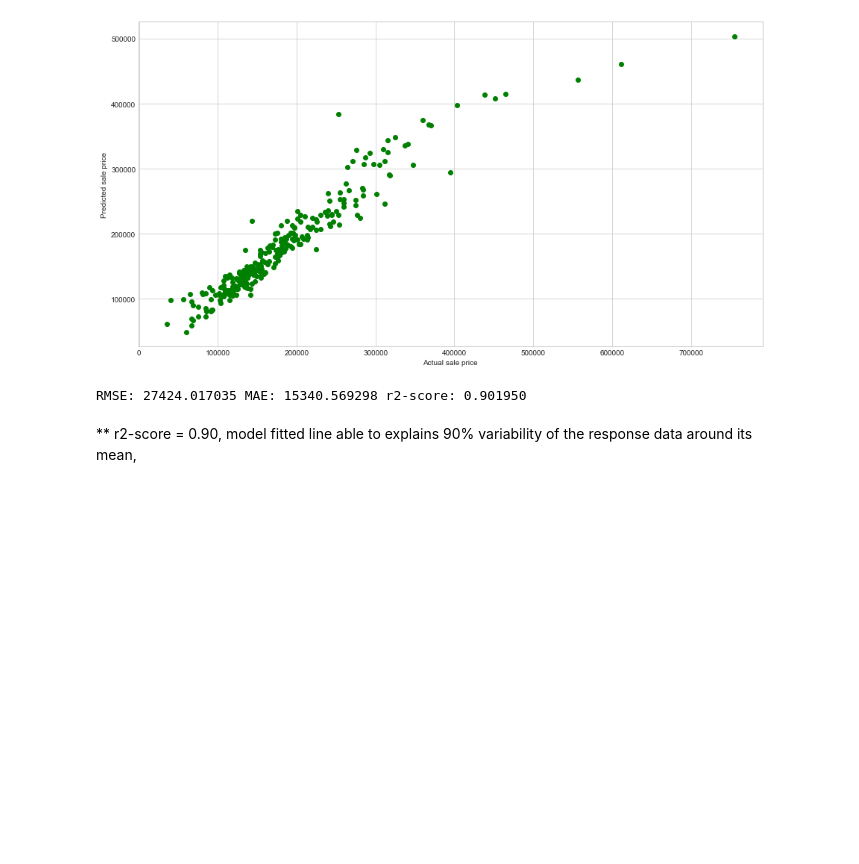
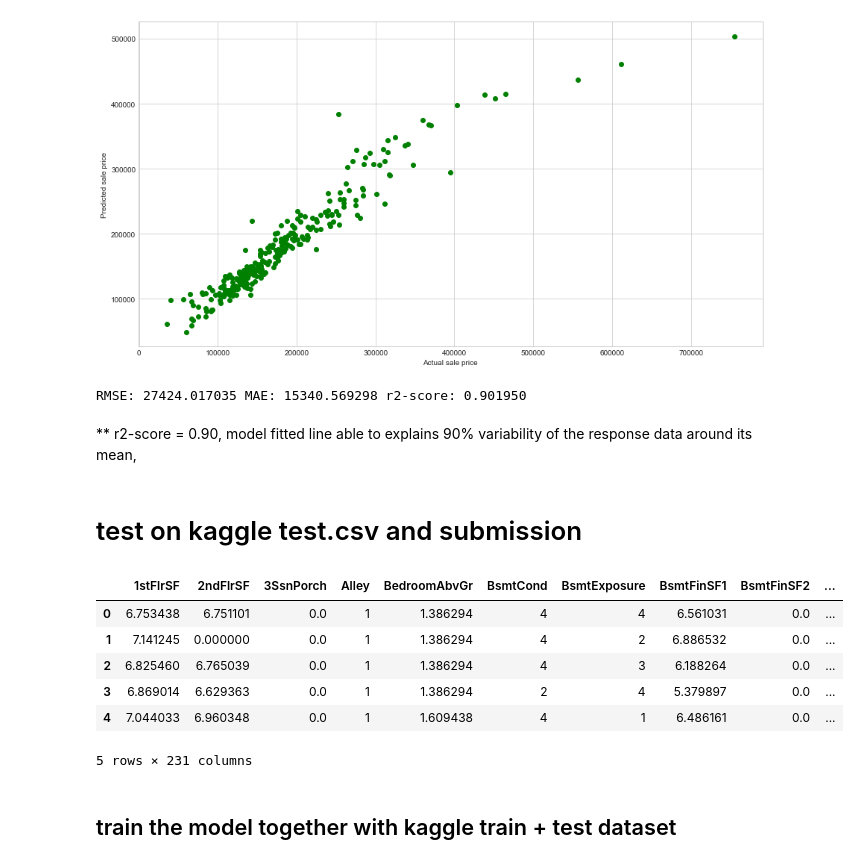
Before and after one commit to LutherTeh/house_price_prediction, a Jupyter notebook: house_price_prediction.ipynb, the cells around one changed output. Saved outputs shown, nothing was run; the diff lists cells and outputs as text; code cells hidden in the pictures; blank space fills up the shorter version.

```diff
--- a/house_price_prediction.ipynb
+++ b/house_price_prediction.ipynb
@@ -710 +720,9 @@ RMSE: 27424.017035 MAE: 15340.569298 r2-score: 0.901950
 ** r2-score = 0.90,  model fitted line able to explains 90%  variability of the response data around its mean,
+# %% [markdown]
+# test on kaggle test.csv and submission
+# %%
+train = pd.read_csv('data/train.csv')
+test = pd.read_csv('data/test.csv')
+
+## combine both train and test data
+all_df = train.append(test)
@@ -710,0 +802,12 @@ RMSE: 27424.017035 MAE: 15340.569298 r2-score: 0.901950
+# %%
+all_df_final = data_prep(all_df)
+# %%
+all_df_final.head()
+# %% [output]
+|  | 1stFlrSF | 2ndFlrSF | 3SsnPorch | Alley | BedroomAbvGr | BsmtCond | BsmtExposure | BsmtFinSF1 | BsmtFinSF2 | ... |
+| 0 | 6.753438 | 6.751101 | 0.0 | 1 | 1.386294 | 4 | 4 | 6.561031 | 0.0 | ... |
+| 1 | 7.141245 | 0.000000 | 0.0 | 1 | 1.386294 | 4 | 2 | 6.886532 | 0.0 | ... |
+| 2 | 6.825460 | 6.765039 | 0.0 | 1 | 1.386294 | 4 | 3 | 6.188264 | 0.0 | ... |
+| 3 | 6.869014 | 6.629363 | 0.0 | 1 | 1.386294 | 2 | 4 | 5.379897 | 0.0 | ... |
+| 4 | 7.044033 | 6.960348 | 0.0 | 1 | 1.609438 | 4 | 1 | 6.486161 | 0.0 | ... |
+5 rows × 231 columns
@@ -710,0 +821,2 @@ RMSE: 27424.017035 MAE: 15340.569298 r2-score: 0.901950
+# %% [markdown]
+## train the model together with kaggle train + test dataset
```
Also changed, not shown: parts of 27 cells of this notebook.
